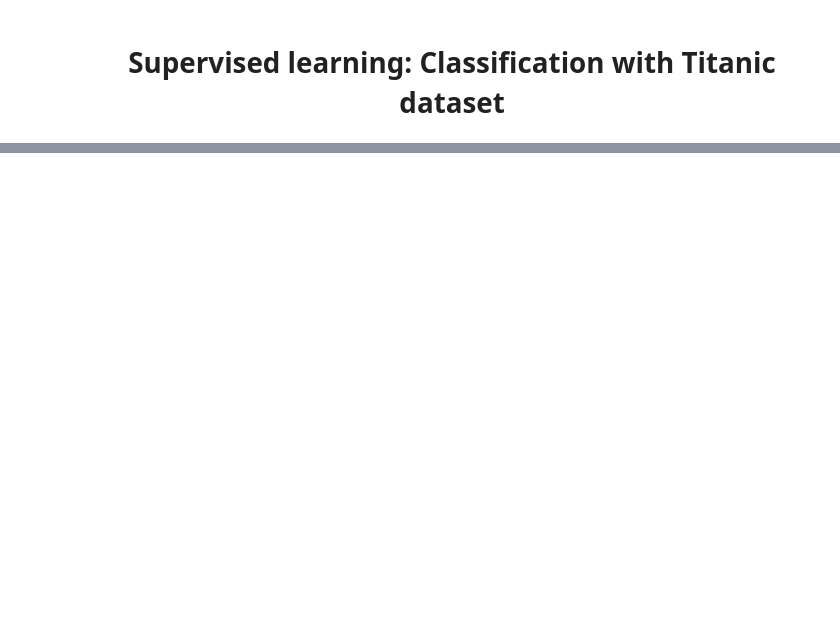
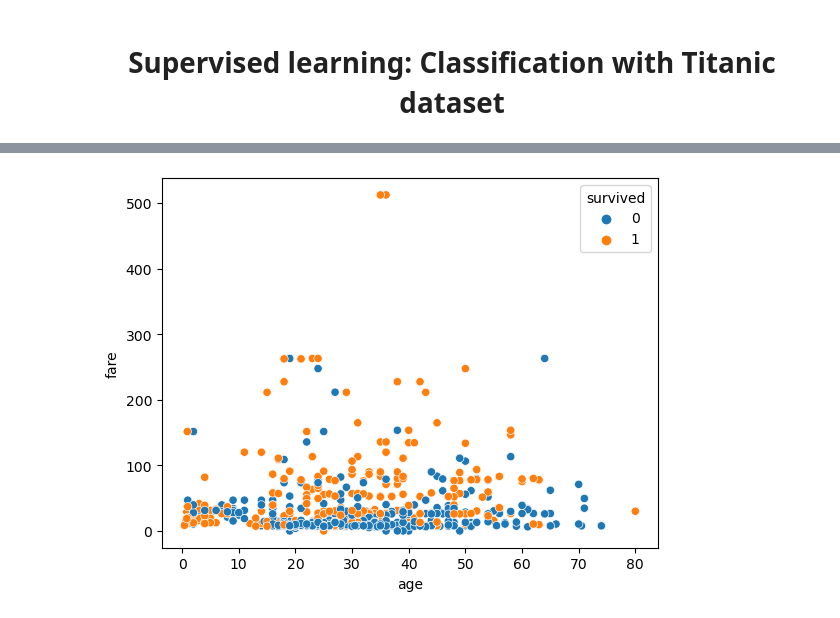
Before and after one commit to honghanhh/py40a12l2, a Jupyter notebook: lectures/lecture4/titanic.ipynb, the cells around one changed output, grey strips where cells are left out. Saved outputs shown, nothing was run; the diff lists cells and outputs as text; code cells hidden in the pictures; blank space fills up the shorter version.

```diff
--- a/lectures/lecture4/titanic.ipynb
+++ b/lectures/lecture4/titanic.ipynb
@@ -30,0 +103,6 @@
+# %%
+# Hypothesis 1: Higher fare in correlation with age, better life chance => False
+sns.scatterplot(data=titanic, x='age',y='fare', hue='survived')
+plt.show()
+# %% [output]
+[figure, added]
```
Also changed, not shown: parts of 37 cells of this notebook.
